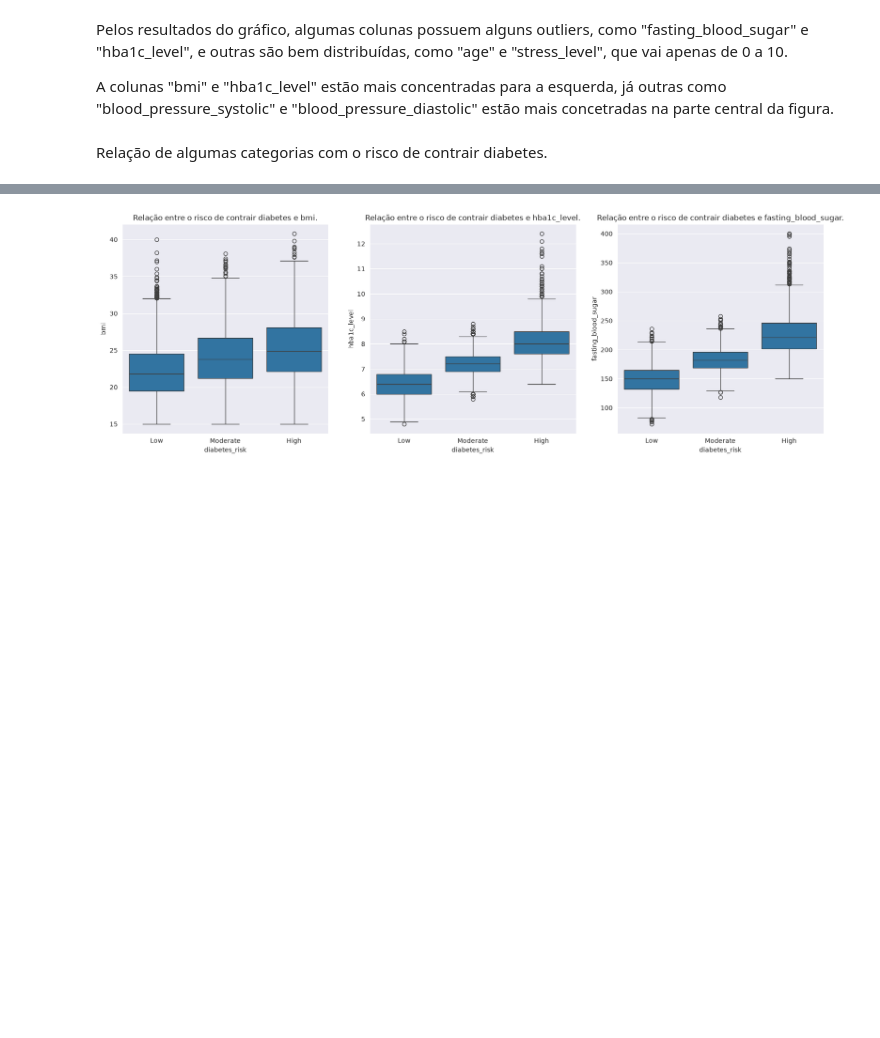
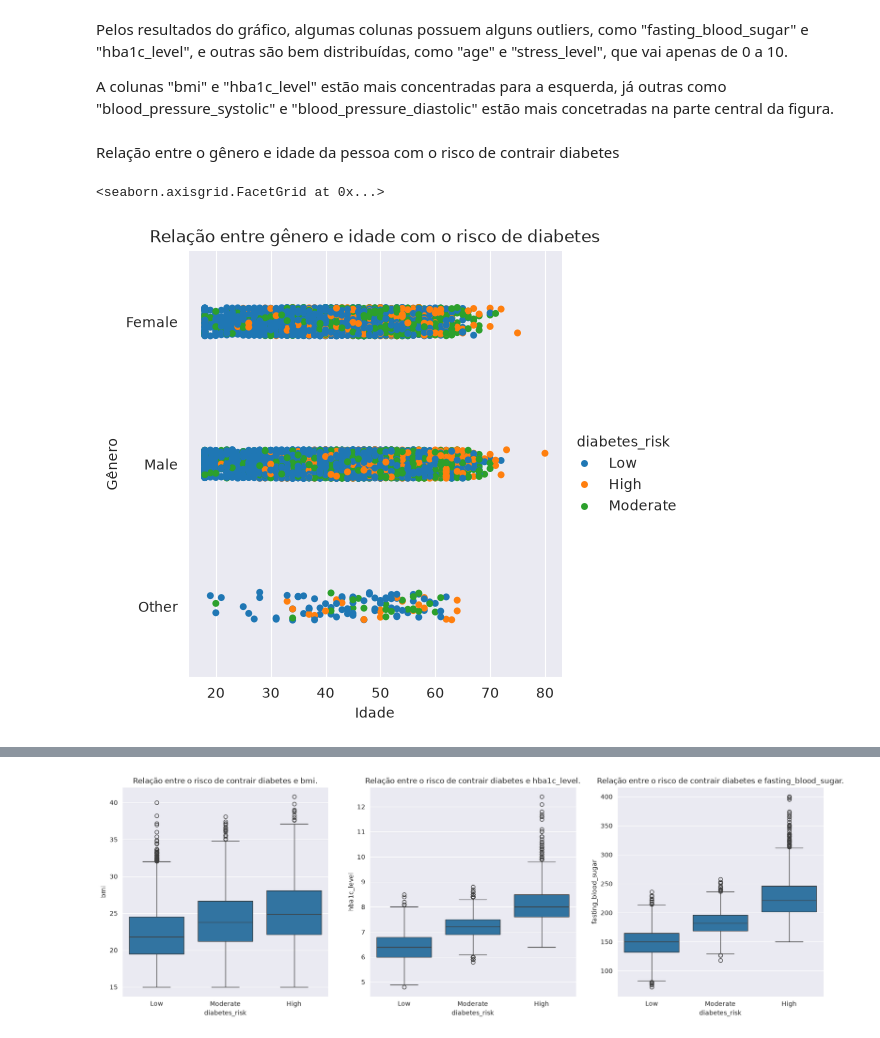
Before and after one commit to pagmaia/diabetes_risk_classification, a Jupyter notebook: diabetes_risk_prediction.ipynb, the cells around one changed output, grey strips where cells are left out. Drawn from its saved outputs; the diff is of its cells as text; code cells hidden in the pictures; blank space fills up the shorter version.

Commit message:
more graphics and analysis

```diff
--- a/diabetes_risk_prediction.ipynb
+++ b/diabetes_risk_prediction.ipynb
@@ -191,5 +193,13 @@ for id, col in enumerate(numeric.columns, 0):
 Pelos resultados do gráfico, algumas colunas possuem alguns outliers, como "fasting_blood_sugar" e "hba1c_level", e outras são bem distribuídas, como "age" e "stress_level", que vai apenas de 0 a 10.
 
 A colunas "bmi" e "hba1c_level" estão mais concentradas para a esquerda, já outras como "blood_pressure_systolic" e "blood_pressure_diastolic" estão mais concetradas na parte central da figura.
-# %% [markdown]
-Relação de algumas categorias com o risco de contrair diabetes.
+# %% [markdown]
+Relação entre o gênero e idade da pessoa com o risco de contrair diabetes
+# %%
+ax = sns.catplot(data=data, x="age", y="gender", hue="diabetes_risk")
+plt.title("Relação entre gênero e idade com o risco de diabetes")
+ax.set_xlabels("Idade")
+ax.set_ylabels("Gênero")
+# %% [output]
+<seaborn.axisgrid.FacetGrid at 0x...>
+[figure, added]
```
Also changed, not shown: parts of 7 cells of this notebook.
